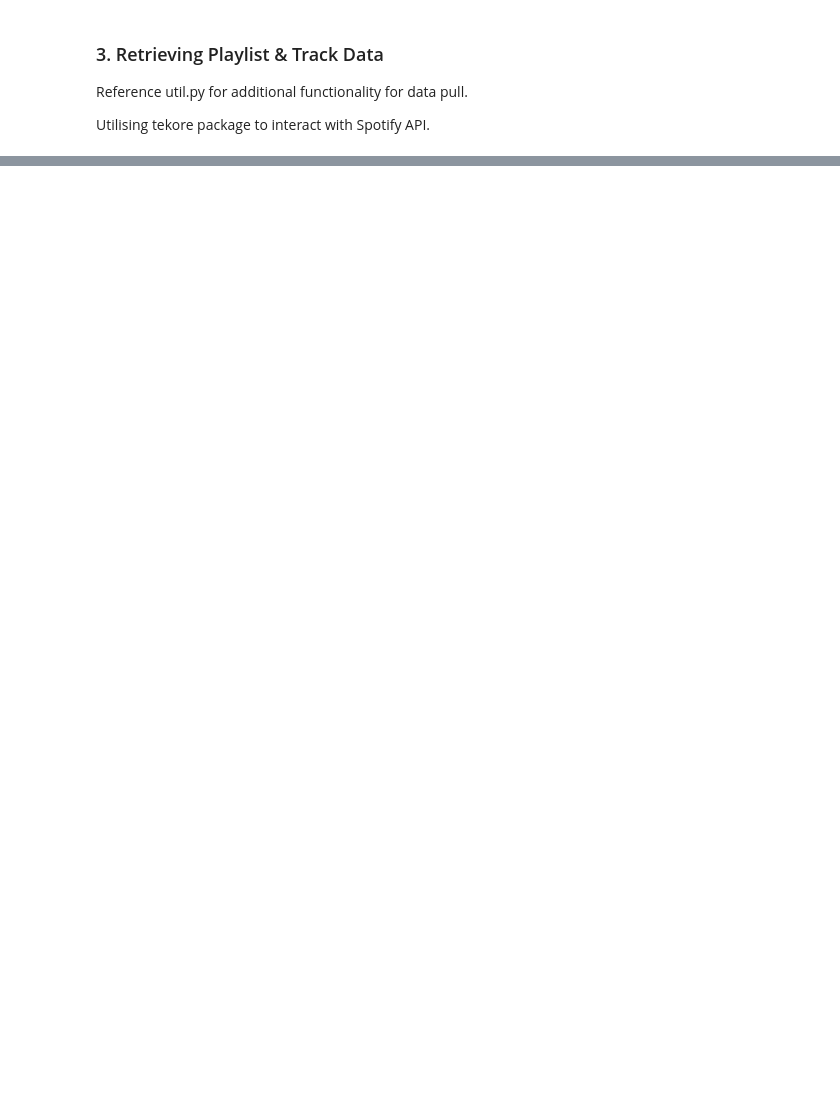
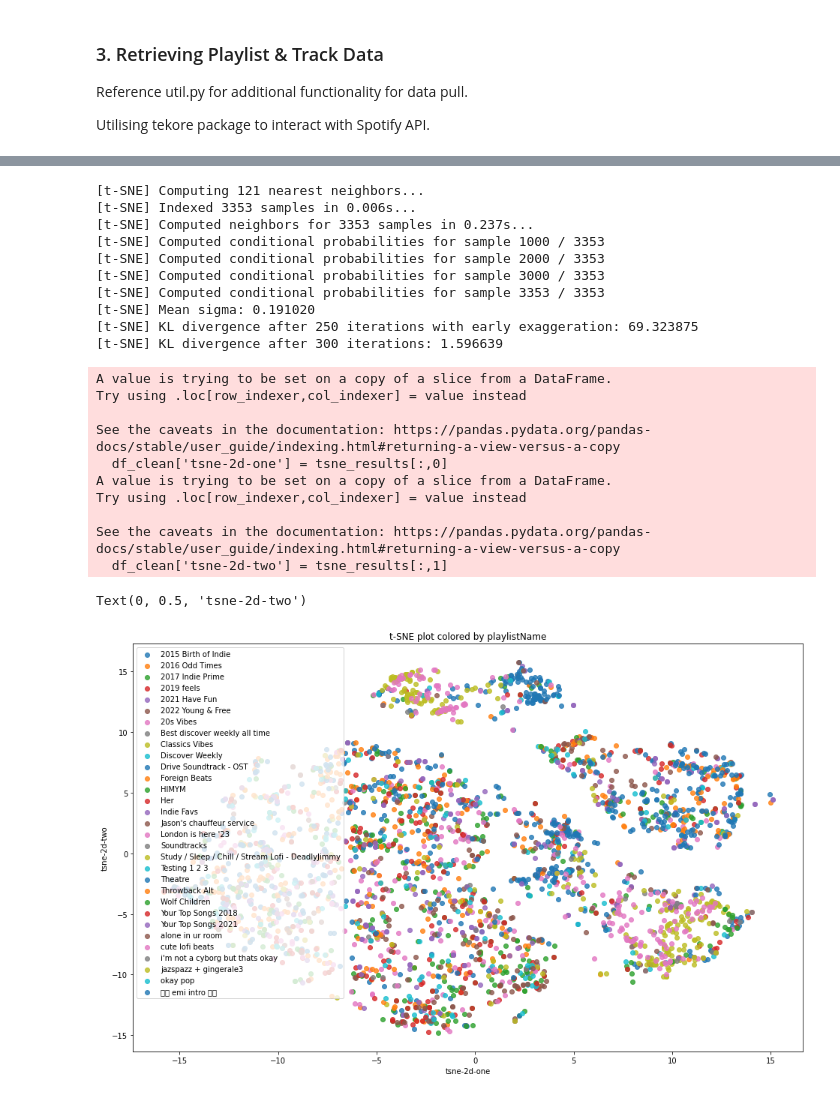
Before and after one commit to alexchaucs/spotify-personalisation, a Jupyter notebook: packages/experimentation/spotify.ipynb, the cells around one changed output, grey strips where cells are left out. Drawn from its saved outputs; the diff is of its cells as text; code cells hidden in the pictures; blank space fills up the shorter version.

Commit message:
Exploring personal playplist - added TSNE Transformations on playlist

```diff
--- a/packages/experimentation/spotify.ipynb
+++ b/packages/experimentation/spotify.ipynb
@@ -30,0 +48,2 @@ Utilising tekore package to interact with Spotify API.
+# %%
+a = await fetch_playlists(async_spotify, userID)
@@ -41,3 +94,6 @@ track_ids = await get_playlist_tracks_ids(async_spotify, playlistID='0owDaOLnhuR
 # %%
-track_features = await get_tracks_audio_features(async_spotify, tracks = track_ids)
+# Get all features for tracks
+track_features = await get_tracks_audio_features(async_spotify, tracks = [track['id'] for track in trackId_playlist])
 track_features = [track.__dict__ for track in track_features if track is not None]
+track_features_df = pd.DataFrame(track_features).drop_duplicates()
+df = pd.DataFrame(trackId_playlist).merge(track_features_df, on = 'id', how = 'left')
@@ -47,3 +99,0 @@ import pandas as pd
-# %%
-df = pd.DataFrame(track_features)
-df.head(5)
@@ -62,3 +119,11 @@ features = [
     'time_signature',
     'valence'
 ]
+
+df_clean = df.dropna(subset=features)
+
+# ### What if i scaled the features
+from sklearn.preprocessing import MinMaxScaler
+
+scaler = MinMaxScaler()
+df_clean[features] = scaler.fit_transform(df_clean[features])
@@ -99,0 +154,49 @@ plt.show()
+# %%
+from sklearn.manifold import TSNE
+import matplotlib.pyplot as plt
+
+# Extract the features from the dataframe
+data_subset = df_clean[features].values
+
+# Perform t-SNE dimensionality reduction
+tsne = TSNE(n_components=2, verbose=1, perplexity=40, n_iter=300)
+tsne_results = tsne.fit_transform(data_subset)
+
+# Add the t-SNE results back into the dataframe
+df_clean['tsne-2d-one'] = tsne_results[:,0]
+df_clean['tsne-2d-two'] = tsne_results[:,1]
+
+# Create a plot
+plt.figure(figsize=(16,10))
+
+# Scatter plot for each playlist
+for playlist, group in df_clean.groupby('playlistName'):
+    plt.scatter(group['tsne-2d-one'], group['tsne-2d-two'], alpha=0.8, label=playlist)
+
+plt.legend()
+plt.title('t-SNE plot colored by playlistName')
+plt.xlabel('tsne-2d-one')
+plt.ylabel('tsne-2d-two')
+# %% [output]
+[t-SNE] Computing 121 nearest neighbors...
+[t-SNE] Indexed 3353 samples in 0.006s...
+[t-SNE] Computed neighbors for 3353 samples in 0.237s...
+[t-SNE] Computed conditional probabilities for sample 1000 / 3353
+[t-SNE] Computed conditional probabilities for sample 2000 / 3353
+[t-SNE] Computed conditional probabilities for sample 3000 / 3353
+[t-SNE] Computed conditional probabilities for sample 3353 / 3353
+[t-SNE] Mean sigma: 0.191020
+[t-SNE] KL divergence after 250 iterations with early exaggeration: 69.323875
+[t-SNE] KL divergence after 300 iterations: 1.596639
+A value is trying to be set on a copy of a slice from a DataFrame.
+Try using .loc[row_indexer,col_indexer] = value instead
+
+See the caveats in the documentation: https://pandas.pydata.org/pandas-docs/stable/user_guide/indexing.html#returning-a-view-versus-a-copy
+  df_clean['tsne-2d-one'] = tsne_results[:,0]
+A value is trying to be set on a copy of a slice from a DataFrame.
+Try using .loc[row_indexer,col_indexer] = value instead
+
+See the caveats in the documentation: https://pandas.pydata.org/pandas-docs/stable/user_guide/indexing.html#returning-a-view-versus-a-copy
+  df_clean['tsne-2d-two'] = tsne_results[:,1]
+Text(0, 0.5, 'tsne-2d-two')
+[figure, added]
```
Also changed, not shown: parts of 23 cells of this notebook, 2 other files.
